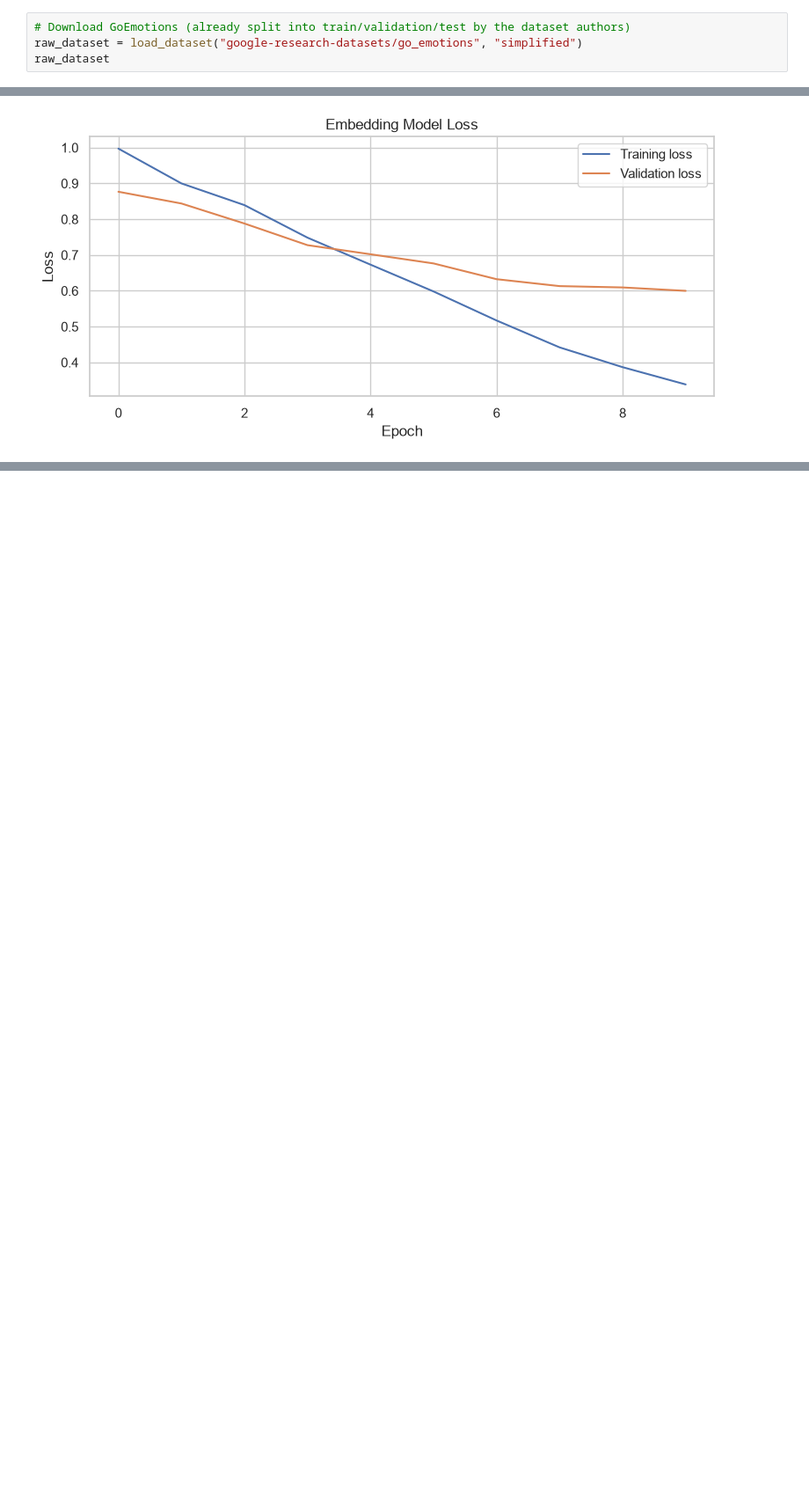
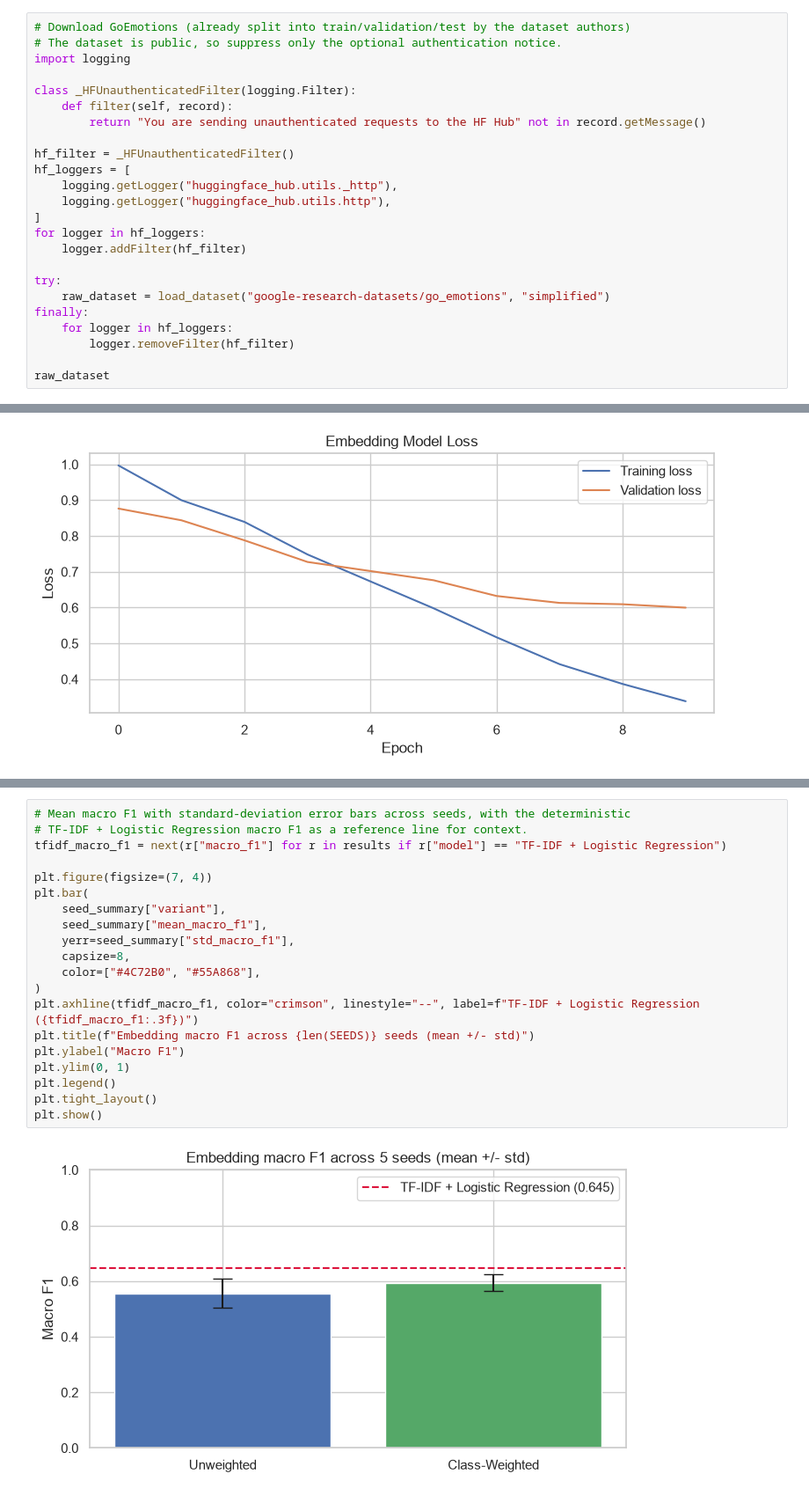
Before and after one commit to chewy990/nlp-emotion-classification, a Jupyter notebook: emotion_classification_goemotions.ipynb, the cells around one changed output, grey strips where cells are left out. Shown at 88% size. Drawn from its saved outputs; the diff is of its cells as text; blank space fills up the shorter version.

```diff
--- a/emotion_classification_goemotions.ipynb
+++ b/emotion_classification_goemotions.ipynb
@@ -110,5 +110,25 @@ GoEmotions contains 27 fine-grained emotion categories plus neutral. To keep the
 # %%
 # Download GoEmotions (already split into train/validation/test by the dataset authors)
-raw_dataset = load_dataset("google-research-datasets/go_emotions", "simplified")
+# The dataset is public, so suppress only the optional authentication notice.
+import logging
+
+class _HFUnauthenticatedFilter(logging.Filter):
+    def filter(self, record):
+        return "You are sending unauthenticated requests to the HF Hub" not in record.getMessage()
+
+hf_filter = _HFUnauthenticatedFilter()
+hf_loggers = [
+    logging.getLogger("huggingface_hub.utils._http"),
+    logging.getLogger("huggingface_hub.utils.http"),
+]
+for logger in hf_loggers:
+    logger.addFilter(hf_filter)
+
+try:
+    raw_dataset = load_dataset("google-research-datasets/go_emotions", "simplified")
+finally:
+    for logger in hf_loggers:
+        logger.removeFilter(hf_filter)
+
 raw_dataset
 # %% [output]
@@ -733,0 +811,22 @@ plt.show()
+# %%
+# Mean macro F1 with standard-deviation error bars across seeds, with the deterministic
+# TF-IDF + Logistic Regression macro F1 as a reference line for context.
+tfidf_macro_f1 = next(r["macro_f1"] for r in results if r["model"] == "TF-IDF + Logistic Regression")
+
+plt.figure(figsize=(7, 4))
+plt.bar(
+    seed_summary["variant"],
+    seed_summary["mean_macro_f1"],
+    yerr=seed_summary["std_macro_f1"],
+    capsize=8,
+    color=["#4C72B0", "#55A868"],
+)
+plt.axhline(tfidf_macro_f1, color="crimson", linestyle="--", label=f"TF-IDF + Logistic Regression ({tfidf_macro_f1:.3f})")
+plt.title(f"Embedding macro F1 across {len(SEEDS)} seeds (mean +/- std)")
+plt.ylabel("Macro F1")
+plt.ylim(0, 1)
+plt.legend()
+plt.tight_layout()
+plt.show()
+# %% [output]
+[figure, added]
```
Also changed, not shown: parts of 30 cells of this notebook, 2 other files.
